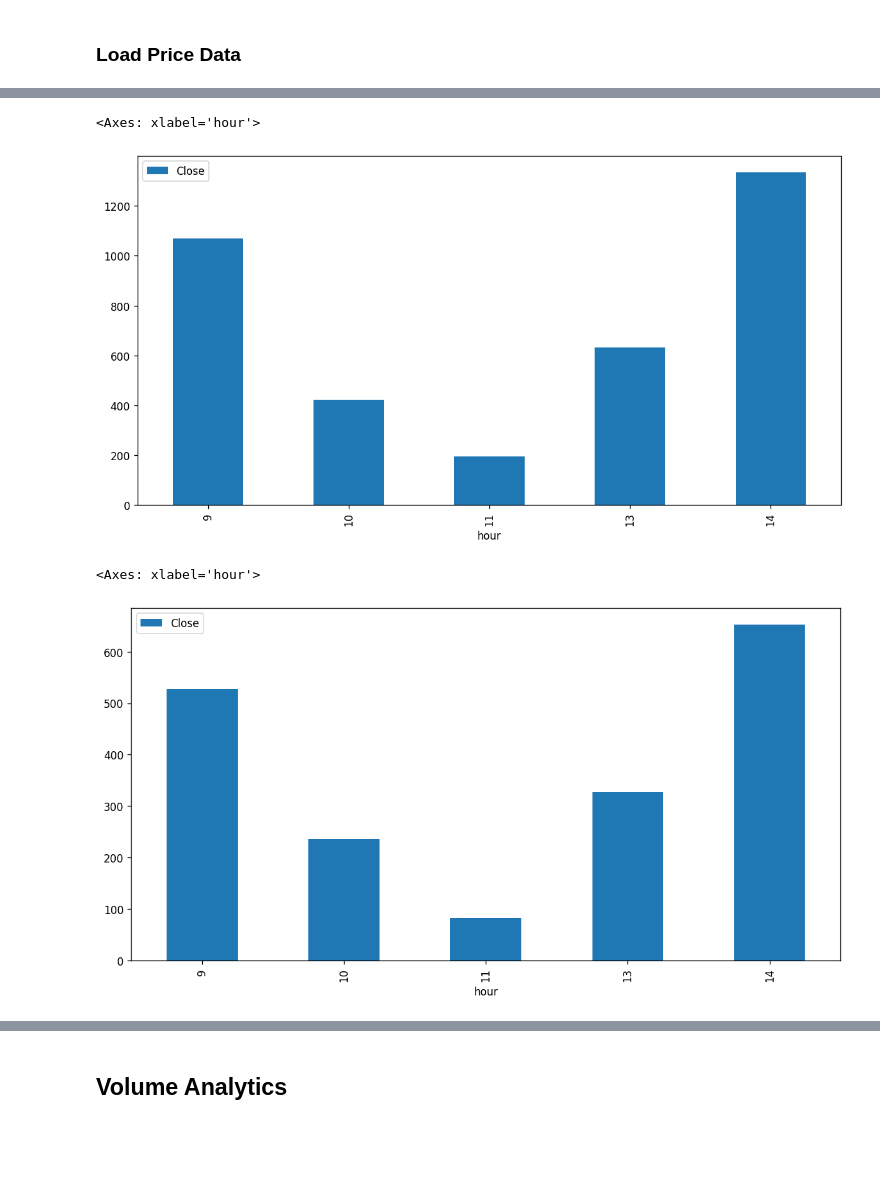
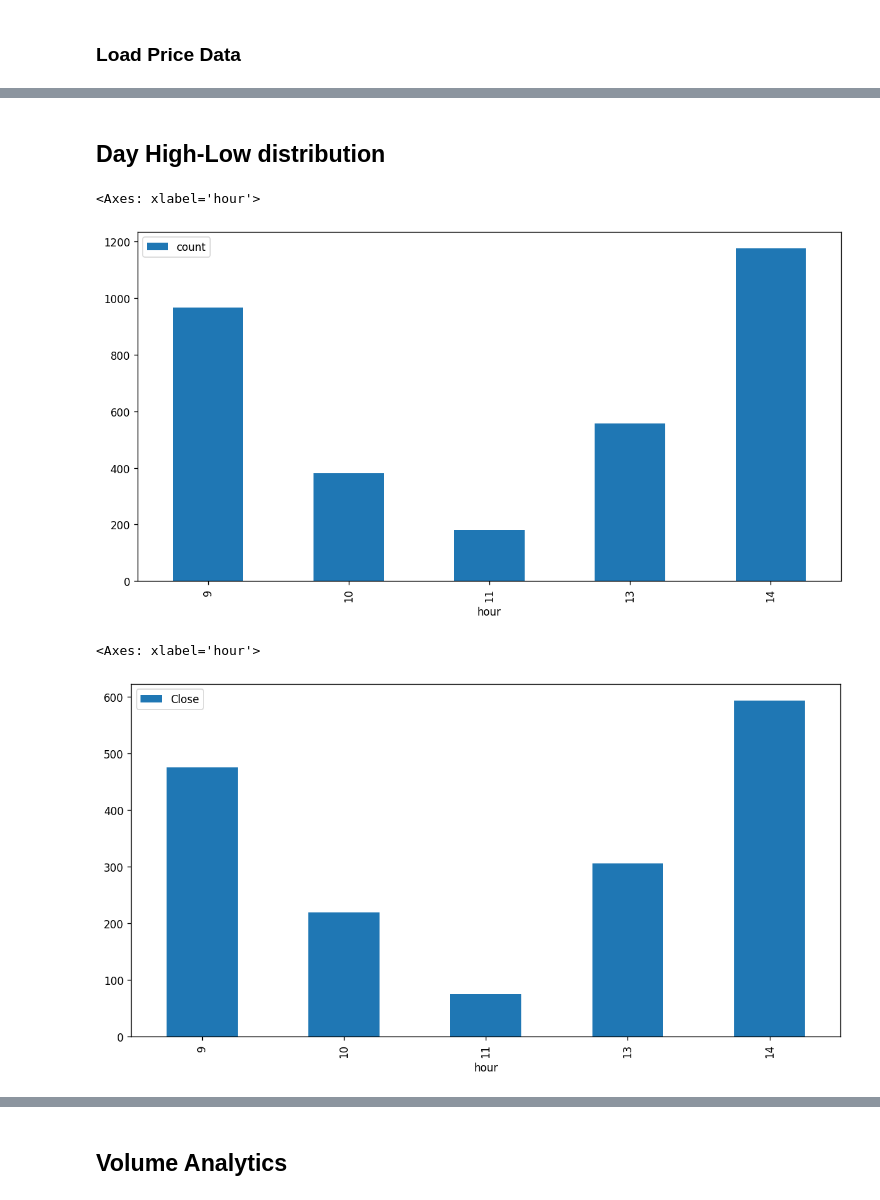
Before and after one commit to zuongthaotn/phantich-chungkhoan, a Jupyter notebook: VN30F1M/Distribution_by_time.ipynb, the cells around one changed output, grey strips where cells are left out. Saved outputs shown, nothing was run; the diff lists cells and outputs as text; code cells hidden in the pictures; blank space fills up the shorter version.

```diff
--- a/VN30F1M/Distribution_by_time.ipynb
+++ b/VN30F1M/Distribution_by_time.ipynb
@@ -78,0 +101,3 @@ month_data.dropna(subset=['Close'], inplace=True)
+# %%
+daily_data['volatility'] = daily_data['High'] - daily_data['Low']
+daily_data["day"] = daily_data.index.day
@@ -79,26 +110,36 @@ month_data.dropna(subset=['Close'], inplace=True)
+# %% [markdown]
+## Day High-Low distribution
 # %%
 dfd = daily_data[['High', 'Low']].copy().rename(columns={'High': 'day_High', 'Low': 'day_Low'})
-df1 = data.copy()
-df1 = df1.assign(time_d=pd.PeriodIndex(df1.index, freq='1D').to_timestamp())
-df_merged = pd.merge(df1, dfd, left_on="time_d", right_index=True, how="left")
+dfh = data.copy().resample('H').agg({
+        'Volume': 'sum',
+        'Open': 'first',
+        'Close': 'last',
+        'High': 'max',
+        'Low': 'min'
+    })
+dfh.dropna(subset=['Close'], inplace=True)
+dfh = dfh.assign(time_d=pd.PeriodIndex(dfh.index, freq='1D').to_timestamp())
+df_merged = pd.merge(dfh, dfd, left_on="time_d", right_index=True, how="left")
 df_merged['is_max'] = df_merged['High'] == df_merged['day_High']
 df_merged['is_min'] = df_merged['Low'] == df_merged['day_Low']
 df_merged['hour'] = df_merged.index.hour
 df_merged['minute'] = df_merged.index.minute
+df_merged["count"] = 1
 analytics_data = df_merged[(df_merged.is_max == True) | (df_merged.is_min == True)]
 # %%
-analytics_data_grouped_by_hour = analytics_data.groupby(['hour'])[['Close']].count()
+analytics_data_grouped_by_hour = analytics_data.groupby(['hour'])[['count']].count()
 analytics_data_grouped_by_hour.plot.bar()
 # %% [output]
 <Axes: xlabel='hour'>
-[figure, old version]
+[figure, new version]
 # %%
 max_data = analytics_data[analytics_data.is_max == True]
 max_data_grouped_by_hour = max_data.groupby(['hour'])[['Close']].count()
 max_data_grouped_by_hour.plot.bar()
 # %% [output]
 <Axes: xlabel='hour'>
-[figure, old version]
+[figure, new version]
 # %%
 min_data = analytics_data[analytics_data.is_min == True]
 min_data_grouped_by_hour = min_data.groupby(['hour'])[['Close']].count()
```
Also changed, not shown: parts of 12 cells of this notebook, 20 other files.
